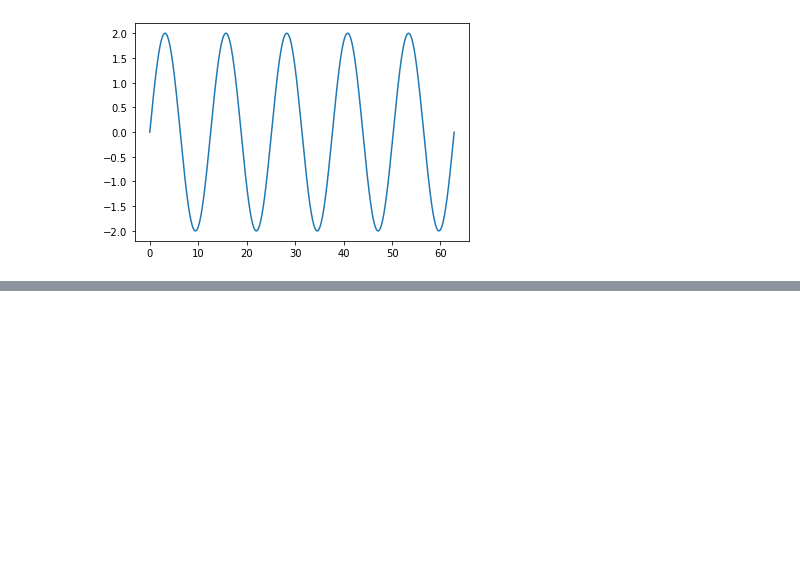
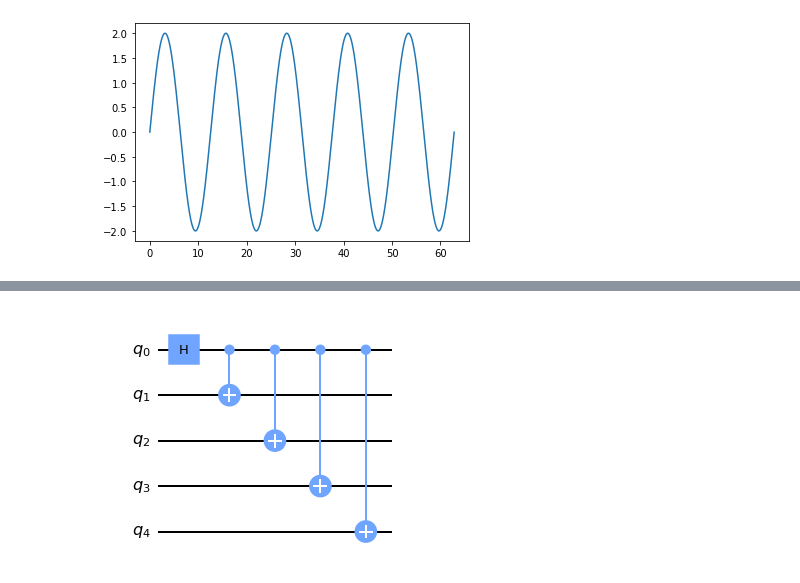
Before and after one commit to BenjaminT2048/quantum_simulations, a Jupyter notebook: coding diary.ipynb, the cells around one changed output, grey strips where cells are left out. Drawn from its saved outputs; the diff is of its cells as text; code cells hidden in the pictures; blank space fills up the shorter version.

```diff
--- a/coding diary.ipynb
+++ b/coding diary.ipynb
@@ -353,0 +363,20 @@ Text(0.5, 0, 'training step')
+# %%
+from functools import partial
+import inspect
+import sys
+import numpy as np
+import tensorflow as tf
+
+import tensorcircuit as tc
+
+def get_circuit(n):
+    c = tc.Circuit(n)
+    c.H(0)
+    for i in range(n-1):
+        c.cnot(0,i+1)
+    return c
+
+c1 = get_circuit(5)
+c1.draw(output='mpl')
+# %% [output]
+[figure, added]
```
Also changed, not shown: parts of 20 cells of this notebook.
